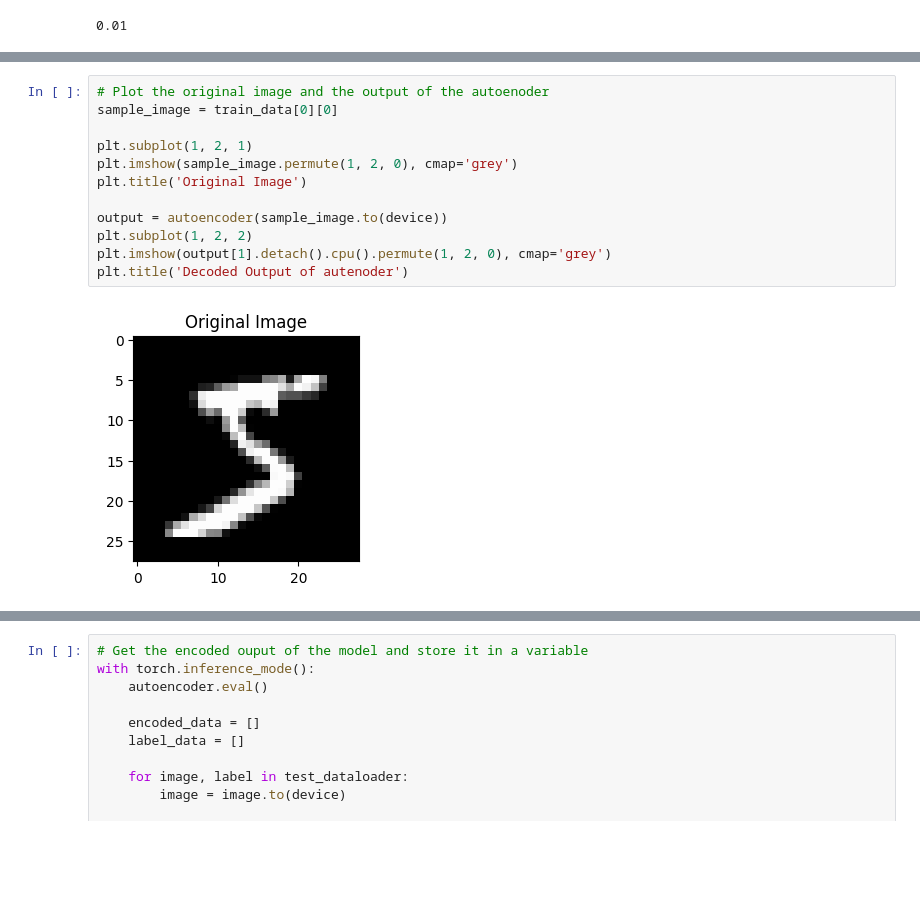
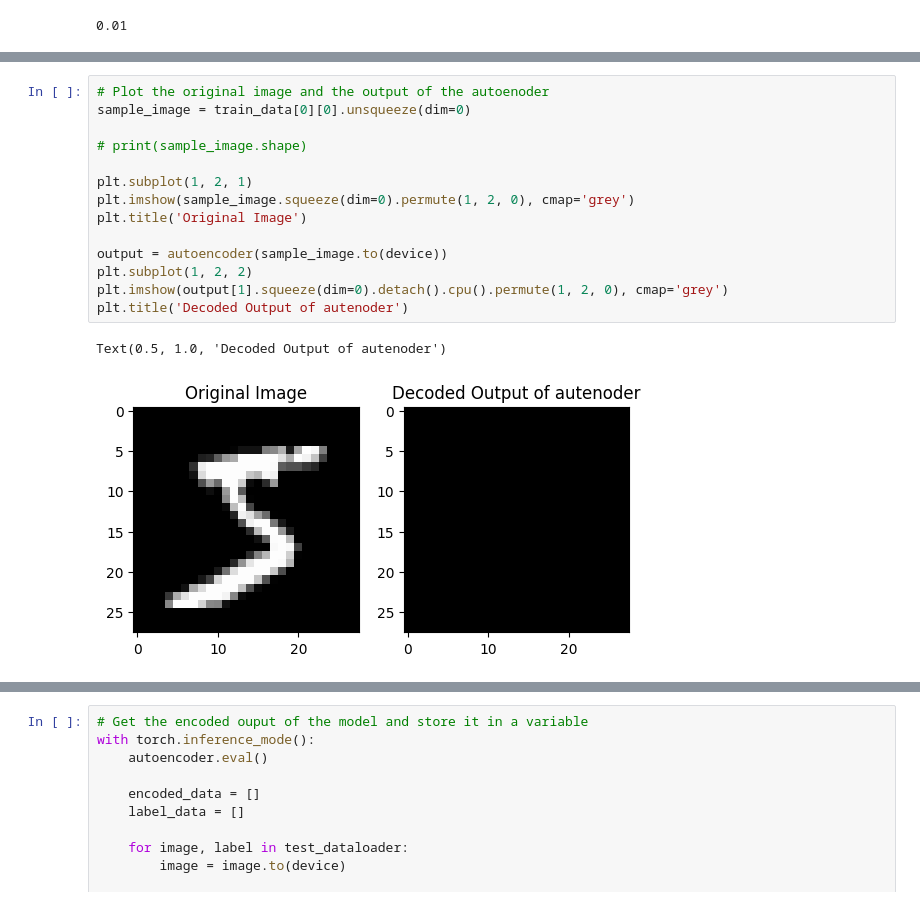
Before and after one commit to kmsmeng/ML_Projects, a Jupyter notebook: Image_Clustering/image_clustering_cnn_modifyable.ipynb, the cells around one changed output, grey strips where cells are left out. Cells and saved outputs as stored; diff of their text form; blank space fills up the shorter version.

```diff
--- a/Image_Clustering/image_clustering_cnn_modifyable.ipynb
+++ b/Image_Clustering/image_clustering_cnn_modifyable.ipynb
@@ -339,17 +337,20 @@ Loss for Epoch 1: 0.1120
 # %%
 # Plot the original image and the output of the autoenoder
-sample_image = train_data[0][0]
+sample_image = train_data[0][0].unsqueeze(dim=0)
+
+# print(sample_image.shape)
 
 plt.subplot(1, 2, 1)
-plt.imshow(sample_image.permute(1, 2, 0), cmap='grey')
+plt.imshow(sample_image.squeeze(dim=0).permute(1, 2, 0), cmap='grey')
 plt.title('Original Image')
 
 output = autoencoder(sample_image.to(device))
 plt.subplot(1, 2, 2)
-plt.imshow(output[1].detach().cpu().permute(1, 2, 0), cmap='grey')
+plt.imshow(output[1].squeeze(dim=0).detach().cpu().permute(1, 2, 0), cmap='grey')
 plt.title('Decoded Output of autenoder')
 # %% [output]
+Text(0.5, 1.0, 'Decoded Output of autenoder')
-[figure, old version]
+[figure, new version]
 # %%
 print(f'Original Shape of Image: {train_data[0][0].shape}\n')
 print(f'Encoded output of Autoencoder: {output[0].shape}')
```
Also changed, not shown: parts of 19 cells of this notebook, 1 other file.
